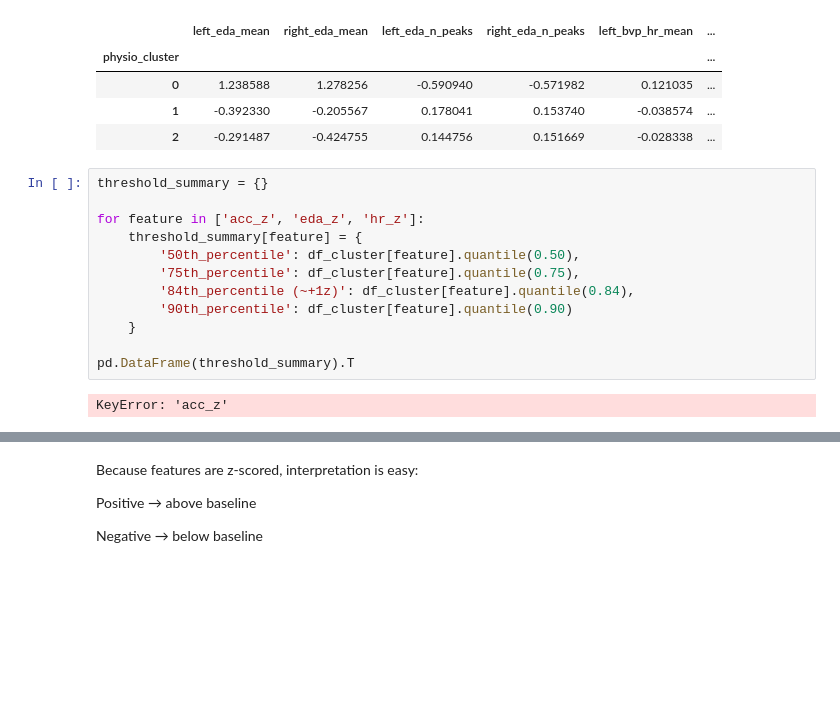
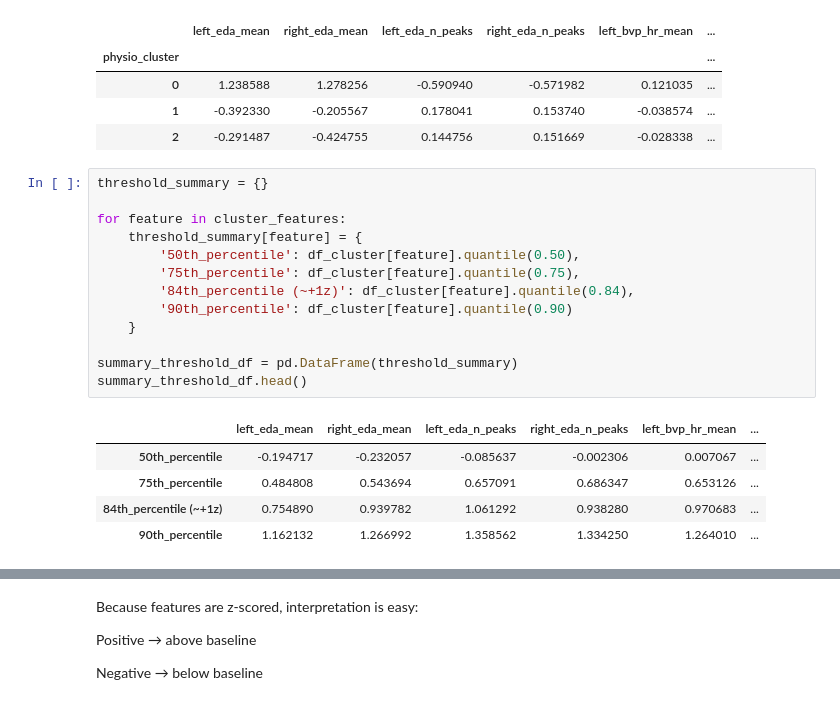
Before and after one commit to Kavisha-29-R/BME_DATA_SCIENCE_CAPSTONE_PROJECT, a Jupyter notebook: Notebooks/1_Modelling.ipynb, the cells around one changed output, grey strips where cells are left out. Drawn from its saved outputs; the diff is of its cells as text; blank space fills up the shorter version.

```diff
--- a/Notebooks/1_Modelling.ipynb
+++ b/Notebooks/1_Modelling.ipynb
@@ -344,14 +368,19 @@ cluster_profiles
 # %%
 threshold_summary = {}
 
-for feature in ['acc_z', 'eda_z', 'hr_z']:
+for feature in cluster_features:
     threshold_summary[feature] = {
         '50th_percentile': df_cluster[feature].quantile(0.50),
         '75th_percentile': df_cluster[feature].quantile(0.75),
         '84th_percentile (~+1z)': df_cluster[feature].quantile(0.84),
         '90th_percentile': df_cluster[feature].quantile(0.90)
     }
 
-pd.DataFrame(threshold_summary).T
+summary_threshold_df = pd.DataFrame(threshold_summary)
+summary_threshold_df.head()
 # %% [output]
-KeyError: 'acc_z'
+|  | left_eda_mean | right_eda_mean | left_eda_n_peaks | right_eda_n_peaks | left_bvp_hr_mean | ... |
+| 50th_percentile | -0.194717 | -0.232057 | -0.085637 | -0.002306 | 0.007067 | ... |
+| 75th_percentile | 0.484808 | 0.543694 | 0.657091 | 0.686347 | 0.653126 | ... |
+| 84th_percentile (~+1z) | 0.754890 | 0.939782 | 1.061292 | 0.938280 | 0.970683 | ... |
+| 90th_percentile | 1.162132 | 1.266992 | 1.358562 | 1.334250 | 1.264010 | ... |
```
Also changed, not shown: parts of 9 cells of this notebook, 1 other file.
